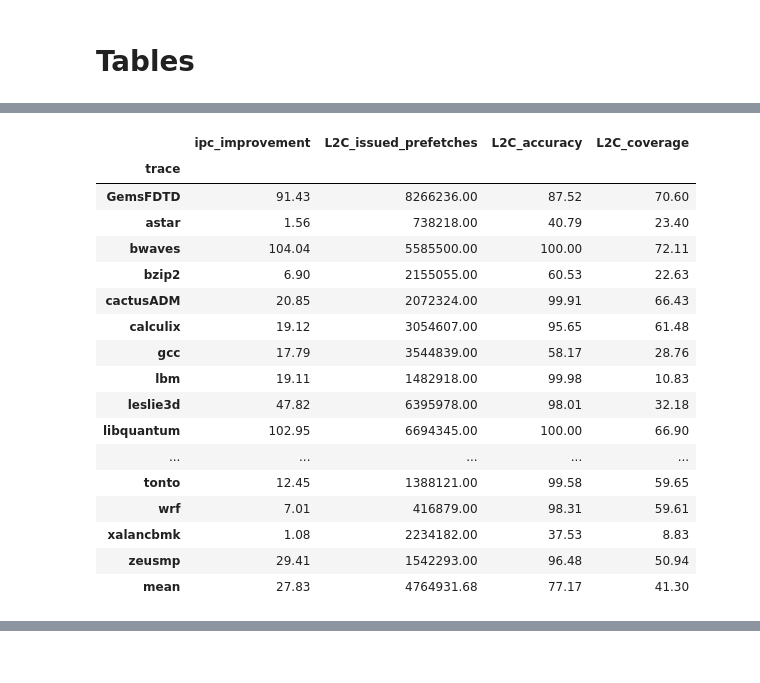
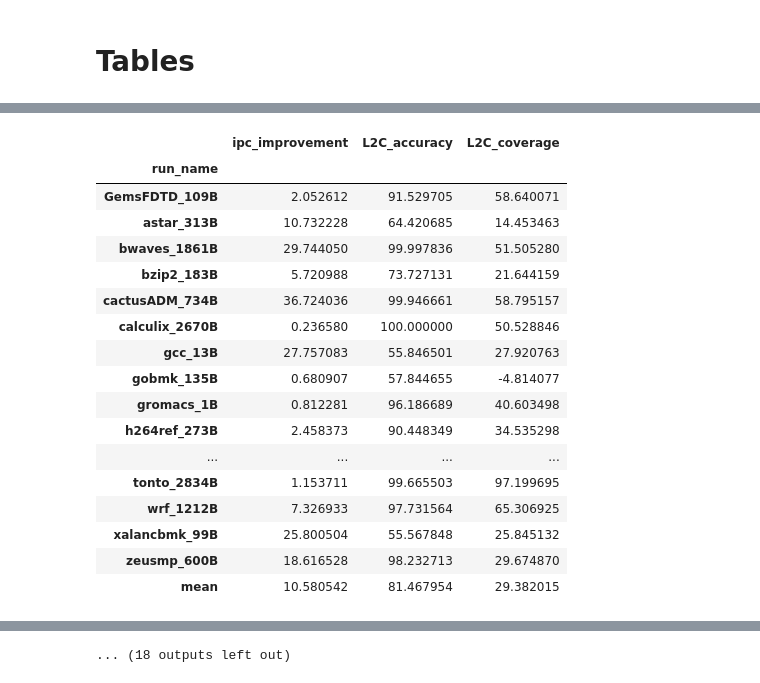
Before and after one commit to cmolder/pythia-analysis, a Jupyter notebook: pythia-features.ipynb, the cells around one changed output, grey strips where cells are left out. Cells and saved outputs as stored; diff of their text form; code cells hidden in the pictures.

```diff
--- a/pythia-features.ipynb
+++ b/pythia-features.ipynb
@@ -54,3 +10,0 @@ Compare different Pythia features on different metrics. We see a greater differe
-# %%
-features_df = tables.load_stats_csv_pythia(pythia_deg1_path, features)
-plots.plot_everything(features_df, suites=suites, metrics=metrics)
@@ -198,0 +65,10 @@ libquantum
+# %%
+dfs = {
+    'baseline': tables.load_stats_csv(paths['baseline'], baselines, prefetchers_level='l2'),
+    'degree1': tables.load_stats_csv_pythia(paths['degree1'], single_features + multi_features),
+    'degree1_sum': tables.load_stats_csv_pythia(paths['degree1_sum'], multi_features),
+    'degree1_flat': tables.load_stats_csv_pythia(paths['degree1_flat'], multi_features),
+    'degree1_flat_sum': tables.load_stats_csv_pythia(paths['degree1_flat_sum'], multi_features),
+    'degree1_flat_sum_weighted': tables.load_stats_csv_pythia(paths['degree1_flat_sum_weighted'], multi_features),
+    'degree1_flat_sum_weighted_peraction': tables.load_stats_csv_pythia(paths['degree1_flat_sum_weighted_peraction'], multi_features),
+}
@@ -198,0 +162,28 @@ libquantum
+# %%
+mix1_df = {
+    #'Pythia (mix1) (max)': dfs['degree1']['Delta_Path, PC_Delta'],
+    #'Pythia (mix1) (sum)': dfs['degree1_sum']['Delta_Path, PC_Delta'],
+    'Pythia (mix1) (flat max)': dfs['degree1_flat']['Delta_Path, PC_Delta'],
+    'Pythia (mix1) (flat sum)': dfs['degree1_flat_sum']['Delta_Path, PC_Delta'],
+    'Pythia (mix1) (flat w sum global)': dfs['degree1_flat_sum_weighted']['Delta_Path, PC_Delta'],
+    'Pythia (mix1) (flat w sum action)': dfs['degree1_flat_sum_weighted_peraction']['Delta_Path, PC_Delta'],
+    'BO': dfs['baseline']['bo']
+}
+mix1_df_colors = {
+    'Pythia (mix1) (max)': mix1_cmap(c_max),
+    'Pythia (mix1) (sum)': mix1_cmap(c_sum),
+    'Pythia (mix1) (flat max)': mix1_cmap(c_flat_max),
+    'Pythia (mix1) (flat sum)': mix1_cmap(c_flat_sum),
+    'Pythia (mix1) (flat w sum global)': mix1_cmap(c_flat_wsum_global),
+    'Pythia (mix1) (flat w sum action)': mix1_cmap(c_flat_wsum_action),
+    'BO': 'C4'
+}
+legend_kwargs = {
+    'fontsize': 8,
+    'ncol': 3,
+    'loc': 'lower left',
+    'bbox_to_anchor': (0, 1),
+}
+plots.plot_everything(mix1_df, suites=suites, metrics=metrics,
+                      colors=mix1_df_colors, dpi=dpi,
+                      legend_kwargs=legend_kwargs, figsize=(12,5))
@@ -445,3 +539,3 @@ SPP
 # %%
-tables.table_everything(spp_df, suites=suites, metrics=metrics)
+tables.table_everything(mix1_df, suites=suites, metrics=metrics)
 # %% [output]
@@ -450,18 +544,18 @@ Pythia (Delta_Path)
-|  | ipc_improvement | L2C_issued_prefetches | L2C_accuracy | L2C_coverage |
-| trace |  |  |  |  |
-| GemsFDTD | 91.43 | 8266236.00 | 87.52 | 70.60 |
-| astar | 1.56 | 738218.00 | 40.79 | 23.40 |
-| bwaves | 104.04 | 5585500.00 | 100.00 | 72.11 |
-| bzip2 | 6.90 | 2155055.00 | 60.53 | 22.63 |
-| cactusADM | 20.85 | 2072324.00 | 99.91 | 66.43 |
-| calculix | 19.12 | 3054607.00 | 95.65 | 61.48 |
-| gcc | 17.79 | 3544839.00 | 58.17 | 28.76 |
-| lbm | 19.11 | 1482918.00 | 99.98 | 10.83 |
-| leslie3d | 47.82 | 6395978.00 | 98.01 | 32.18 |
-| libquantum | 102.95 | 6694345.00 | 100.00 | 66.90 |
-| ... | ... | ... | ... | ... |
-| tonto | 12.45 | 1388121.00 | 99.58 | 59.65 |
-| wrf | 7.01 | 416879.00 | 98.31 | 59.61 |
-| xalancbmk | 1.08 | 2234182.00 | 37.53 | 8.83 |
-| zeusmp | 29.41 | 1542293.00 | 96.48 | 50.94 |
-| mean | 27.83 | 4764931.68 | 77.17 | 41.30 |
+|  | ipc_improvement | L2C_accuracy | L2C_coverage |
+| run_name |  |  |  |
+| GemsFDTD_109B | 2.052612 | 91.529705 | 58.640071 |
+| astar_313B | 10.732228 | 64.420685 | 14.453463 |
+| bwaves_1861B | 29.744050 | 99.997836 | 51.505280 |
+| bzip2_183B | 5.720988 | 73.727131 | 21.644159 |
+| cactusADM_734B | 36.724036 | 99.946661 | 58.795157 |
+| calculix_2670B | 0.236580 | 100.000000 | 50.528846 |
+| gcc_13B | 27.757083 | 55.846501 | 27.920763 |
+| gobmk_135B | 0.680907 | 57.844655 | -4.814077 |
+| gromacs_1B | 0.812281 | 96.186689 | 40.603498 |
+| h264ref_273B | 2.458373 | 90.448349 | 34.535298 |
+| ... | ... | ... | ... |
+| tonto_2834B | 1.153711 | 99.665503 | 97.199695 |
+| wrf_1212B | 7.326933 | 97.731564 | 65.306925 |
+| xalancbmk_99B | 25.800504 | 55.567848 | 25.845132 |
+| zeusmp_600B | 18.616528 | 98.232713 | 29.674870 |
+| mean | 10.580542 | 81.467954 | 29.382015 |
@@ -543,0 +658 @@ BOP (Original)
+... (18 outputs left out)
```
Also changed, not shown: parts of 53 cells of this notebook, 4 other files.
